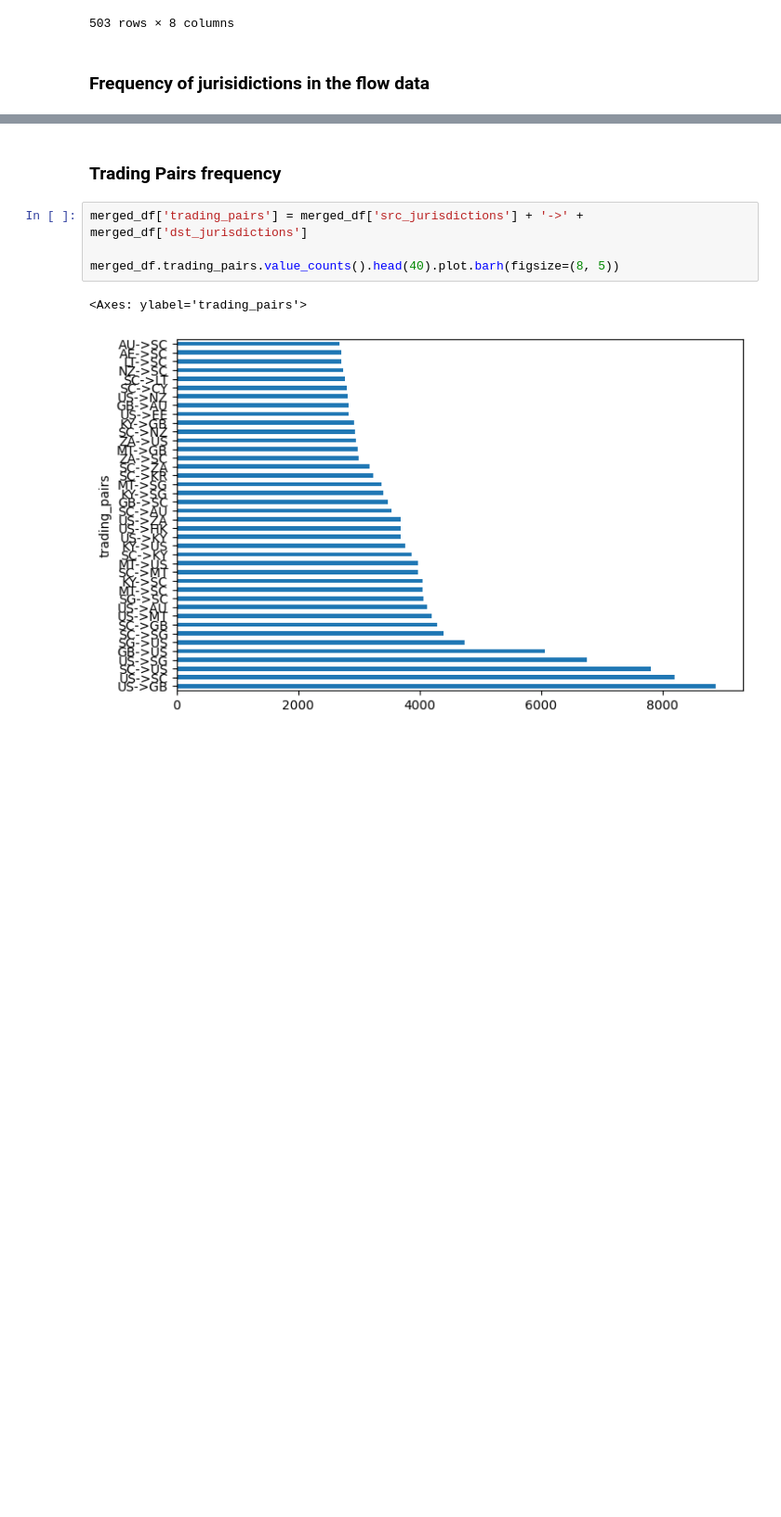
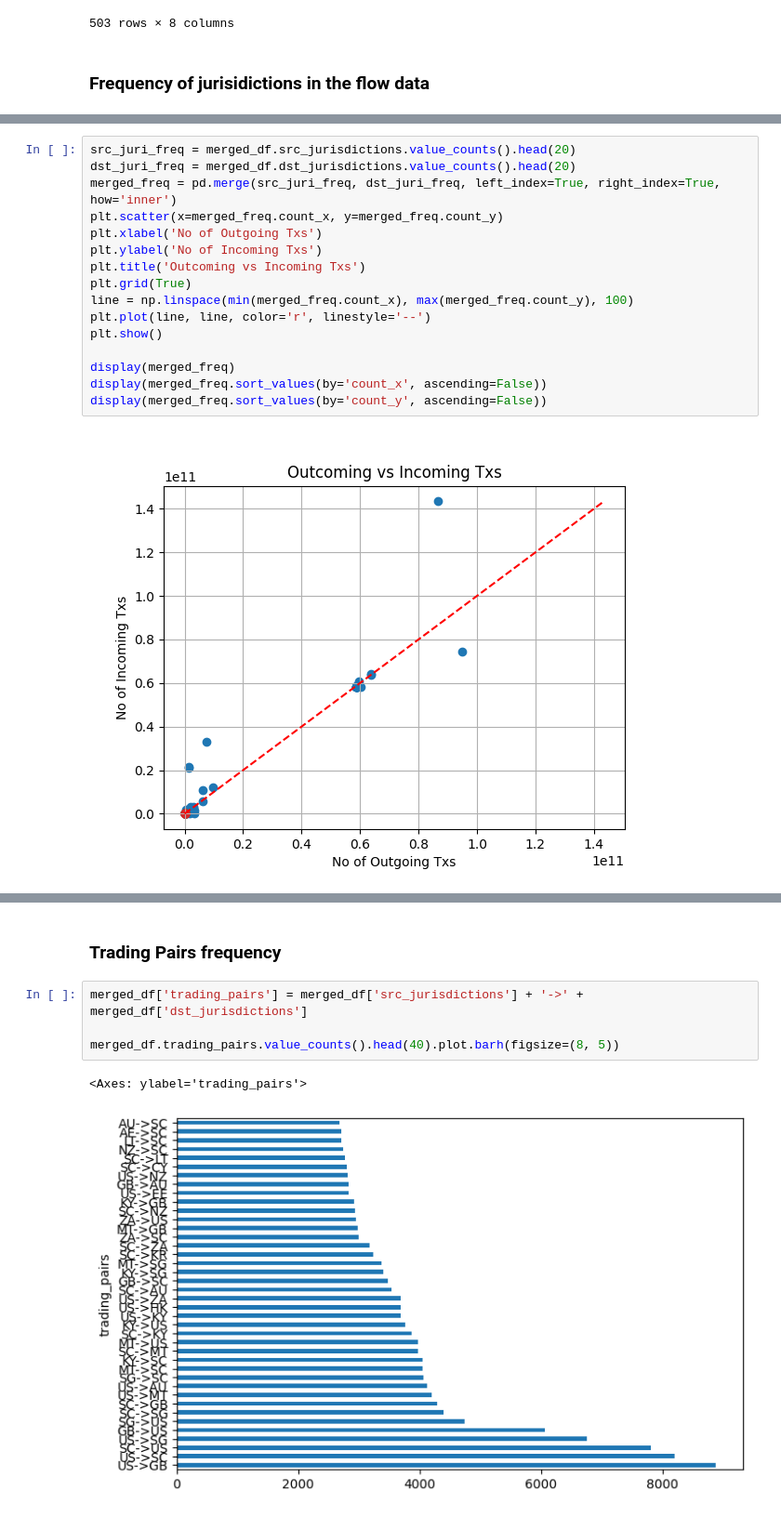
Before and after one commit to FlowDrucka64/MoneyFlow, a Jupyter notebook: data_exploration.ipynb, the cells around one changed output, grey strips where cells are left out. Shown at 93% size. Drawn from its saved outputs; the diff is of its cells as text; blank space fills up the shorter version.

Commit message:
Add scatter plot for incoming / outgoing tx volumne

```diff
--- a/data_exploration.ipynb
+++ b/data_exploration.ipynb
@@ -386,0 +342,18 @@ Name: count, dtype: int64
+# %%
+src_juri_freq = merged_df.src_jurisdictions.value_counts().head(20)
+dst_juri_freq = merged_df.dst_jurisdictions.value_counts().head(20)
+merged_freq = pd.merge(src_juri_freq, dst_juri_freq, left_index=True, right_index=True, how='inner')
+plt.scatter(x=merged_freq.count_x, y=merged_freq.count_y)
+plt.xlabel('No of Outgoing Txs')
+plt.ylabel('No of Incoming Txs')
+plt.title('Outcoming vs Incoming Txs')
+plt.grid(True)
+line = np.linspace(min(merged_freq.count_x), max(merged_freq.count_y), 100)
+plt.plot(line, line, color='r', linestyle='--')
+plt.show()
+
+display(merged_freq)
+display(merged_freq.sort_values(by='count_x', ascending=False))
+display(merged_freq.sort_values(by='count_y', ascending=False))
+# %% [output]
+[figure, added]
```
Also changed, not shown: parts of 4 cells of this notebook.
